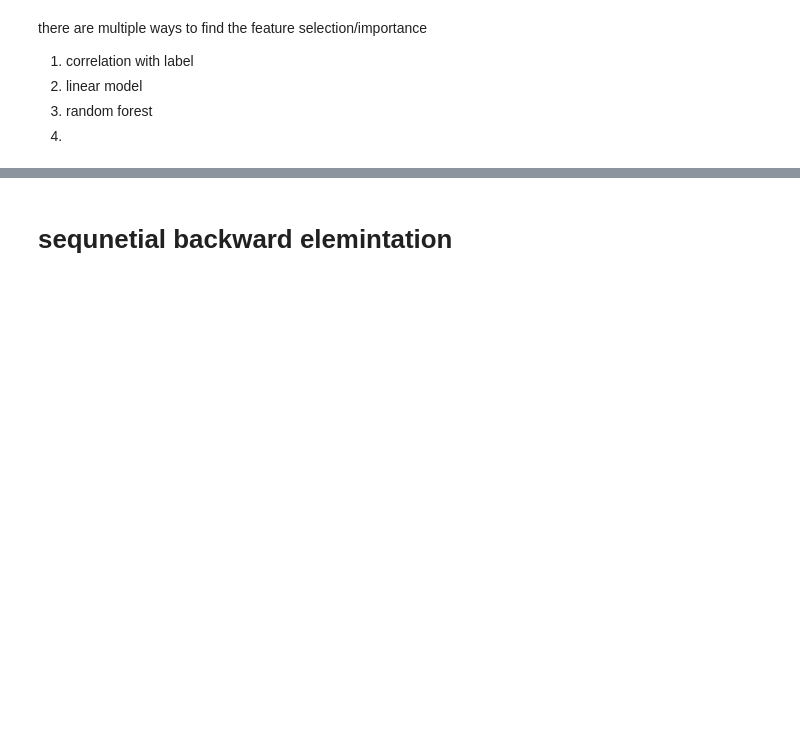
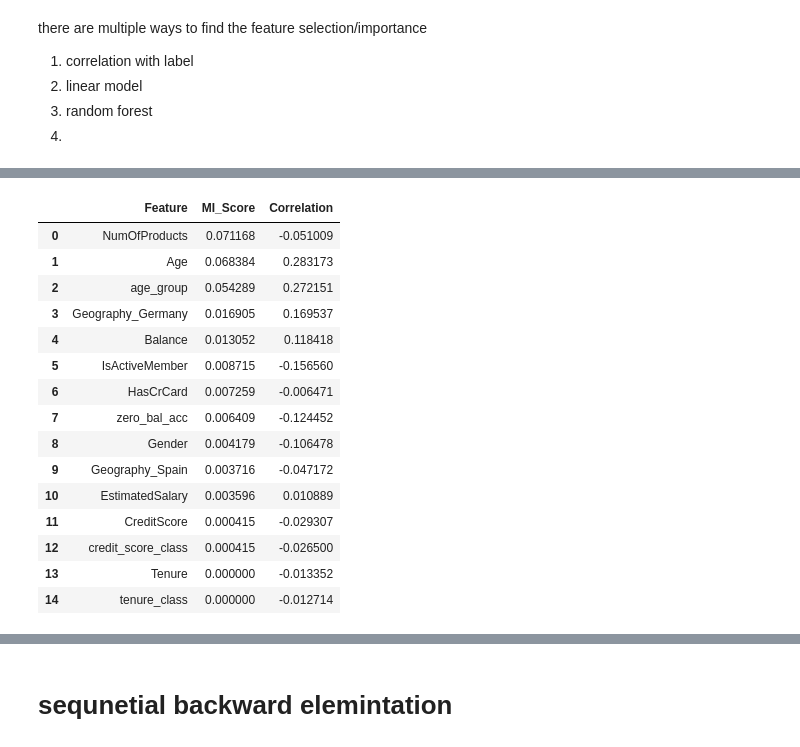
Before and after one commit to karansingh-chauhan/bank-customer-churn-modeling, a Jupyter notebook: notebook/FEATURE_ENG.IPYNB, the cells around one changed output, grey strips where cells are left out. Cells and saved outputs as stored; diff of their text form; code cells hidden in the pictures; blank space fills up the shorter version.

```diff
--- a/notebook/FEATURE_ENG.IPYNB
+++ b/notebook/FEATURE_ENG.IPYNB
@@ -462,3 +465,27 @@ mi_df = mi_df.sort_values('MI_Score', ascending=False)
+# %%
+merged_df = merged_df = (
+    mi_df
+    .merge(corr_df, on='Feature')
+)
+# %%
+merged_df
+# %% [output]
+|  | Feature | MI_Score | Correlation |
+| 0 | NumOfProducts | 0.071168 | -0.051009 |
+| 1 | Age | 0.068384 | 0.283173 |
+| 2 | age_group | 0.054289 | 0.272151 |
+| 3 | Geography_Germany | 0.016905 | 0.169537 |
+| 4 | Balance | 0.013052 | 0.118418 |
+| 5 | IsActiveMember | 0.008715 | -0.156560 |
+| 6 | HasCrCard | 0.007259 | -0.006471 |
+| 7 | zero_bal_acc | 0.006409 | -0.124452 |
+| 8 | Gender | 0.004179 | -0.106478 |
+| 9 | Geography_Spain | 0.003716 | -0.047172 |
+| 10 | EstimatedSalary | 0.003596 | 0.010889 |
+| 11 | CreditScore | 0.000415 | -0.029307 |
+| 12 | credit_score_class | 0.000415 | -0.026500 |
+| 13 | Tenure | 0.000000 | -0.013352 |
+| 14 | tenure_class | 0.000000 | -0.012714 |
 # %%
 mi_df
 # %% [output]
```
Also changed, not shown: parts of 20 cells of this notebook.
